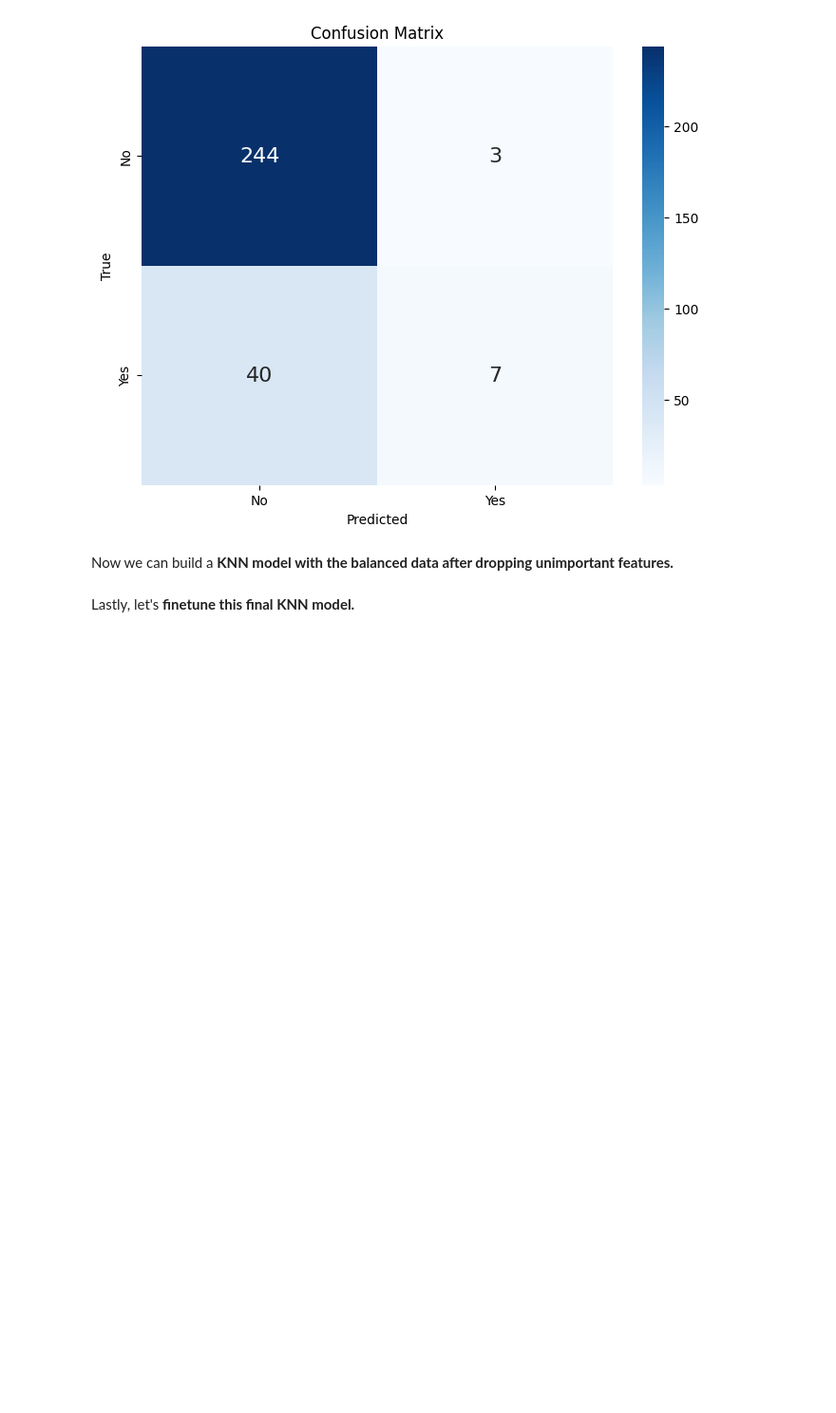
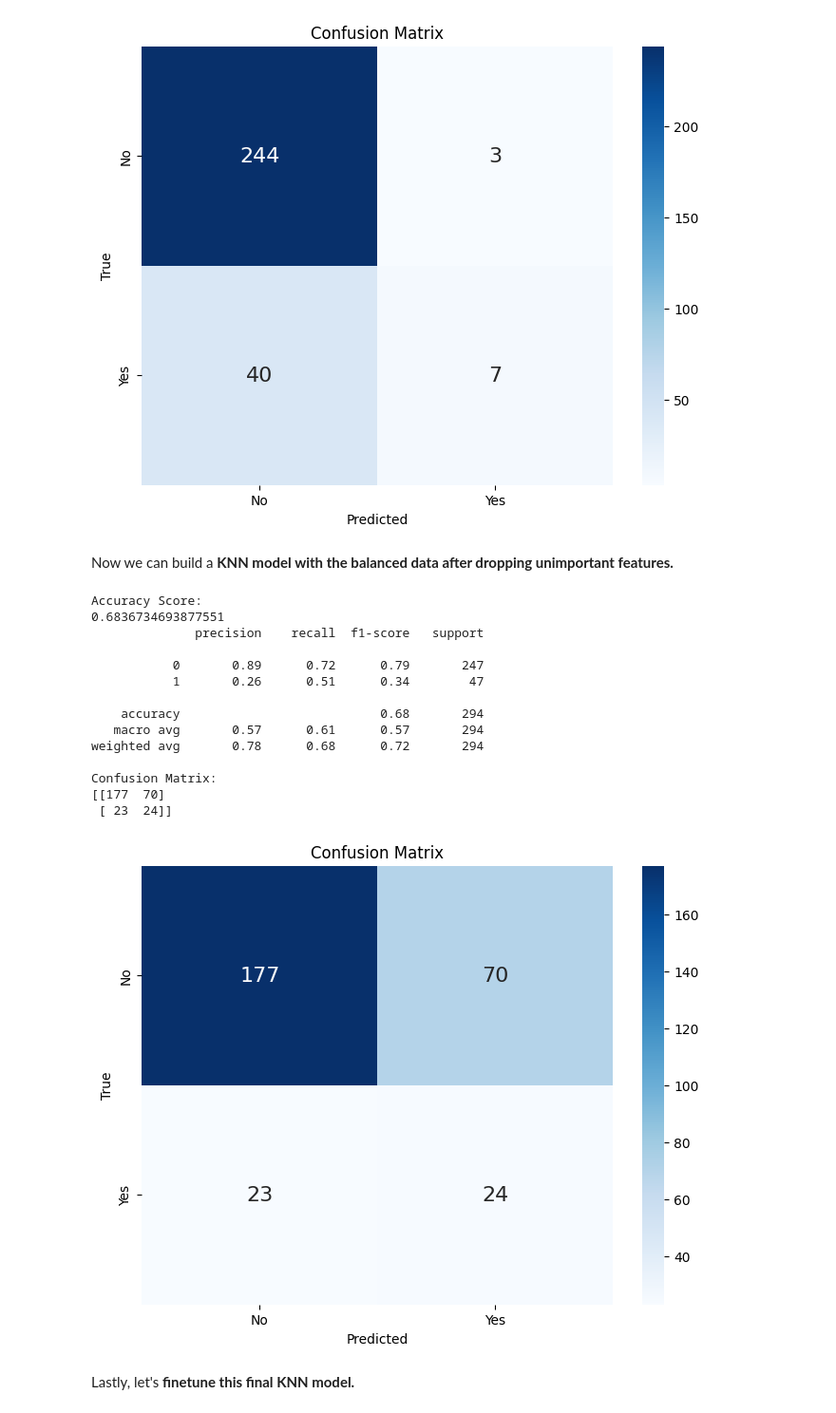
Before and after one commit to byrdwcrawford/HR_Analytics, a Jupyter notebook: HR_Model_Final.ipynb, the cells around one changed output. Shown at 95% size. Saved outputs shown, nothing was run; the diff lists cells and outputs as text; code cells hidden in the pictures; blank space fills up the shorter version.

```diff
--- a/HR_Model_Final.ipynb
+++ b/HR_Model_Final.ipynb
@@ -1334,23 +1302,23 @@ Confusion Matrix:
 Now addressing **class imbalancing and with our Random Forest that has unimportant features dropped.**
 # %%
 # Initialize and train your classifier, adjusting class weights if needed
-clf_rf_balanced_fi = RandomForestClassifier(class_weight='balanced', random_state=42)
-clf_rf_balanced_fi.fit(X_train_balanced_fi, y_train_balanced_fi)
+clf_rf_fi_balanced = RandomForestClassifier(class_weight='balanced', random_state=42)
+clf_rf_fi_balanced.fit(X_train_balanced_fi, y_train_balanced_fi)
 
 # Make predictions and evaluate the model
-y_pred_balanced_fi = clf_rf_balanced_fi.predict(X_test_fi)
+y_pred_rf_fi_balanced = clf_rf_fi_balanced.predict(X_test_fi)
 print("\nAccuracy Score:")
-print(accuracy_score(y_test_fi, y_pred_balanced_fi))
-print(classification_report(y_test_fi, y_pred_balanced_fi))
+print(accuracy_score(y_test_fi, y_pred_rf_fi_balanced))
+print(classification_report(y_test_fi, y_pred_rf_fi_balanced))
 
 # Print confusion matrix
 print("Confusion Matrix:")
-cm_balanced_fi = confusion_matrix(y_test_fi, y_pred_balanced_fi)
-print(cm_balanced_fi)
+cm_fi_balanced = confusion_matrix(y_test_fi, y_pred_rf_fi_balanced)
+print(cm_fi_balanced)
 
 # Plot confusion matrix
 plt.figure(figsize=(8, 6))
-sns.heatmap(cm_balanced_fi, annot=True, cmap='Blues', fmt='g', annot_kws={"size": 16},
+sns.heatmap(cm_fi_balanced, annot=True, cmap='Blues', fmt='g', annot_kws={"size": 16},
             xticklabels=['No', 'Yes'], yticklabels=['No', 'Yes'])
 plt.xlabel('Predicted')
 plt.ylabel('True')
@@ -1376,7 +1328,7 @@ Confusion Matrix:
 Now let's **finetune the Random Forest after unimportant features are dropped.**
 # %%
 # Define the parameter grid
-param_grid_fi_cv_rf = {
+param_grid_rf_fi = {
     'n_estimators': [100, 200, 300],
     'max_depth': [None, 10, 20, 30],
     'min_samples_split': [2, 5, 10],
@@ -1385,34 +1337,34 @@ param_grid_fi_cv_rf = {
 }
 
 # Initialize the classifier
-clf_rf_fi_cv = RandomForestClassifier(class_weight='balanced', random_state=42)
+clf_rf_fi_balanced_cv = RandomForestClassifier(class_weight='balanced', random_state=42)
 
 # Initialize GridSearchCV with the classifier and parameter grid
-grid_search = GridSearchCV(estimator=clf_rf_fi_cv, param_grid=param_grid_fi_cv_rf,
+grid_search = GridSearchCV(estimator=clf_rf_fi_balanced_cv, param_grid=param_grid_rf_fi,
                            scoring='accuracy', cv=5, n_jobs=-1, verbose=1)
 
 # Fit GridSearchCV to the training data
 grid_search.fit(X_train_balanced_fi, y_train_balanced_fi)
 
 # Get the best estimator
-best_clf_rf_fi = grid_search.best_estimator_
+best_clf_rf_fi_balanced_cv = grid_search.best_estimator_
 
 # Make predictions with the best estimator
-y_pred_cv_fi = best_clf_rf_fi.predict(X_test_fi)
+y_pred_rf_fi_balanced_cv = best_clf_rf_fi_balanced_cv.predict(X_test_fi)
 
 # Evaluate the best estimator
 print("\nAccuracy Score:")
-print(accuracy_score(y_test_fi, y_pred_cv_fi))
-print(classification_report(y_test_fi, y_pred_cv_fi))
+print(accuracy_score(y_test_fi, y_pred_rf_fi_balanced_cv))
+print(classification_report(y_test_fi, y_pred_rf_fi_balanced_cv))
 
 # Print confusion matrix
 print("Confusion Matrix:")
-cm_cv_fi = confusion_matrix(y_test_fi, y_pred_cv_fi)
-print(cm_cv_fi)
+cm_rf_fi_balanced_cv = confusion_matrix(y_test_fi, y_pred_rf_fi_balanced_cv)
+print(cm_rf_fi_balanced_cv)
 
 # Plot confusion matrix
 plt.figure(figsize=(8, 6))
-sns.heatmap(cm_cv_fi, annot=True, cmap='Blues', fmt='g', annot_kws={"size": 16},
+sns.heatmap(cm_rf_fi_balanced_cv, annot=True, cmap='Blues', fmt='g', annot_kws={"size": 16},
             xticklabels=['No', 'Yes'], yticklabels=['No', 'Yes'])
 plt.xlabel('Predicted')
 plt.ylabel('True')
@@ -1582,27 +1587,43 @@ Now we can build a **KNN model with the balanced data after dropping unimportant
 # %%
 # Initialize and train the KNN classifier
 clf_knn_fi_balanced = KNeighborsClassifier()
 clf_knn_fi_balanced.fit(X_train_balanced_fi, y_train_balanced_fi)
 
 # Make predictions and evaluate the model
-y_pred_balanced_fi = clf_knn_fi_balanced.predict(X_test_fi)
+y_pred_knn_fi_balanced = clf_knn_fi_balanced.predict(X_test_fi)
 print("\nAccuracy Score:")
-print(accuracy_score(y_test_fi, y_pred_balanced_fi))
-print(classification_report(y_test_fi, y_pred_balanced_fi))
+print(accuracy_score(y_test_fi, y_pred_knn_fi_balanced))
+print(classification_report(y_test_fi, y_pred_knn_fi_balanced))
 
 # Print confusion matrix
 print("Confusion Matrix:")
-cm_knn_fi_balanced = confusion_matrix(y_test_fi, y_pred_balanced_fi)
+cm_knn_fi_balanced = confusion_matrix(y_test_fi, y_pred_knn_fi_balanced)
 print(cm_knn_fi_balanced)
 
 # Plot confusion matrix
 plt.figure(figsize=(8, 6))
 sns.heatmap(cm_knn_fi_balanced, annot=True, cmap='Blues', fmt='g', annot_kws={"size": 16},
             xticklabels=['No', 'Yes'], yticklabels=['No', 'Yes'])
 plt.xlabel('Predicted')
 plt.ylabel('True')
 plt.title('Confusion Matrix')
 plt.show()
+# %% [output]
+Accuracy Score:
+0.6836734693877551
+              precision    recall  f1-score   support
+
+           0       0.89      0.72      0.79       247
+           1       0.26      0.51      0.34        47
+
+    accuracy                           0.68       294
+   macro avg       0.57      0.61      0.57       294
+weighted avg       0.78      0.68      0.72       294
+
+Confusion Matrix:
+[[177  70]
+ [ 23  24]]
+[figure, added]
 # %% [markdown]
 Lastly, let's **finetune this final KNN model.**
 # %%
```
Also changed, not shown: parts of 23 cells of this notebook.
